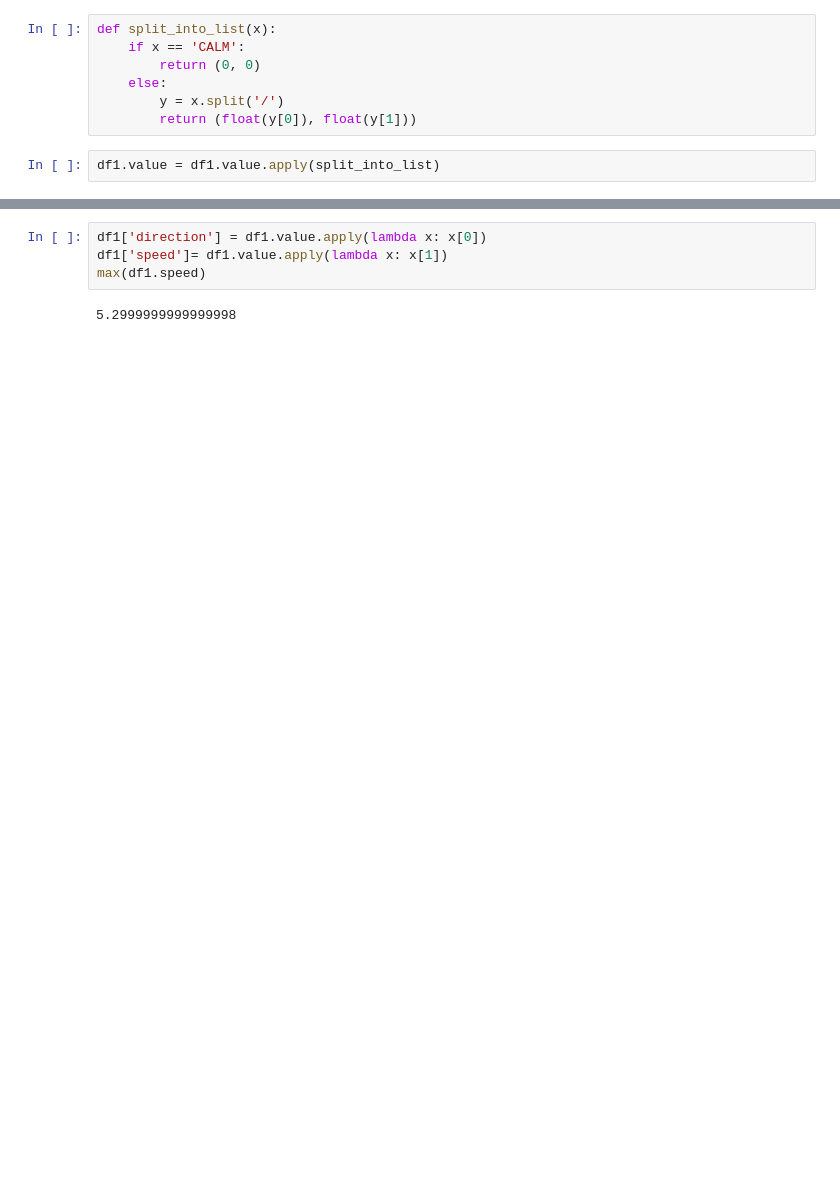
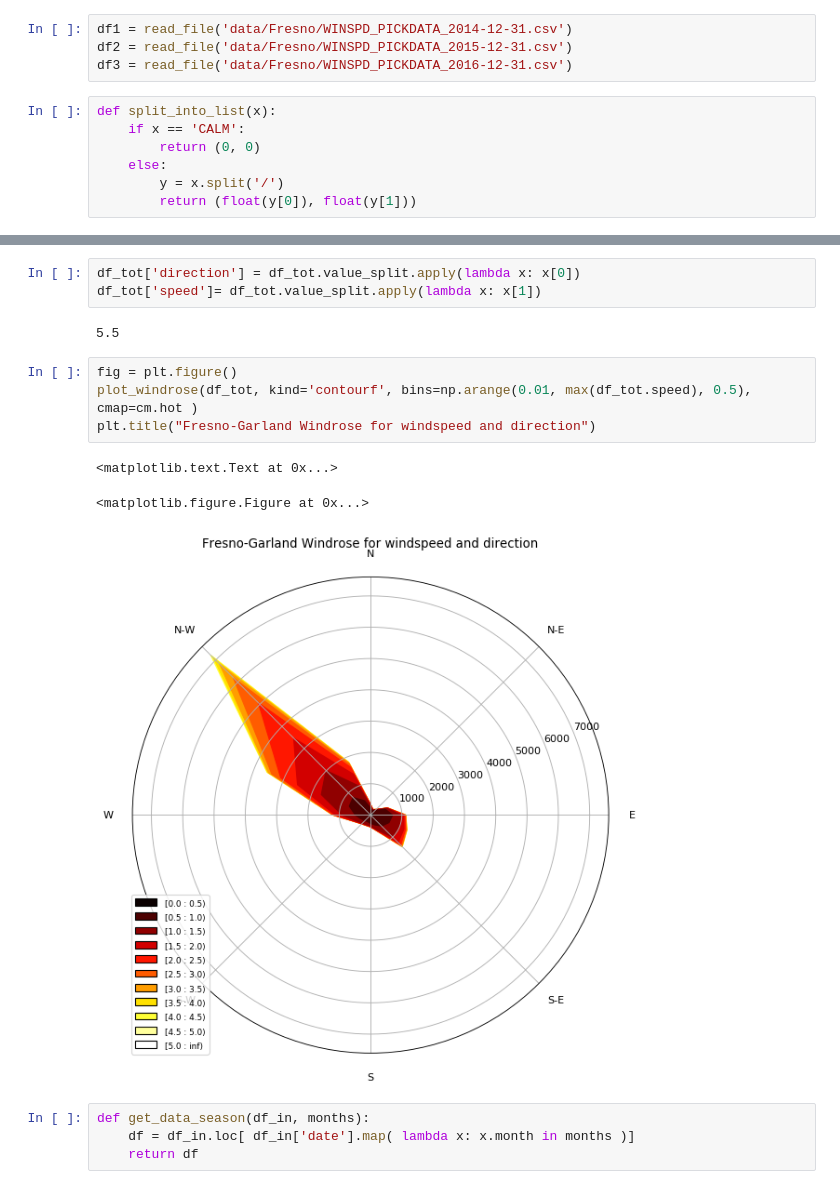
Before and after one commit to byronwasti/fresno-air-quality-data-analysis, a Jupyter notebook: Windrose.ipynb, the cells around one changed output, grey strips where cells are left out. Drawn from its saved outputs; the diff is of its cells as text; blank space fills up the shorter version.

```diff
--- a/Windrose.ipynb
+++ b/Windrose.ipynb
@@ -34,3 +17,7 @@ Name: value, dtype: object
+# %%
+df1 = read_file('data/Fresno/WINSPD_PICKDATA_2014-12-31.csv')
+df2 = read_file('data/Fresno/WINSPD_PICKDATA_2015-12-31.csv')
+df3 = read_file('data/Fresno/WINSPD_PICKDATA_2016-12-31.csv')
 # %%
 def split_into_list(x):
     if x == 'CALM':
@@ -38,5 +25,3 @@ def split_into_list(x):
     else:
         y = x.split('/')
         return (float(y[0]), float(y[1]))
-# %%
-df1.value = df1.value.apply(split_into_list)
@@ -43,6 +34,17 @@ df1.value = df1.value.apply(split_into_list)
 # %%
-df1['direction'] = df1.value.apply(lambda x: x[0])
-df1['speed']= df1.value.apply(lambda x: x[1])
-max(df1.speed)
+df_tot['direction'] = df_tot.value_split.apply(lambda x: x[0])
+df_tot['speed']= df_tot.value_split.apply(lambda x: x[1])
 # %% [output]
-5.2999999999999998
+5.5
+# %%
+fig = plt.figure()
+plot_windrose(df_tot, kind='contourf', bins=np.arange(0.01, max(df_tot.speed), 0.5), cmap=cm.hot )
+plt.title("Fresno-Garland Windrose for windspeed and direction")
+# %% [output]
+<matplotlib.text.Text at 0x...>
+<matplotlib.figure.Figure at 0x...>
+[figure, added]
+# %%
+def get_data_season(df_in, months):
+    df = df_in.loc[ df_in['date'].map( lambda x: x.month in months )]
+    return df
```
Also changed, not shown: parts of 8 cells of this notebook.
